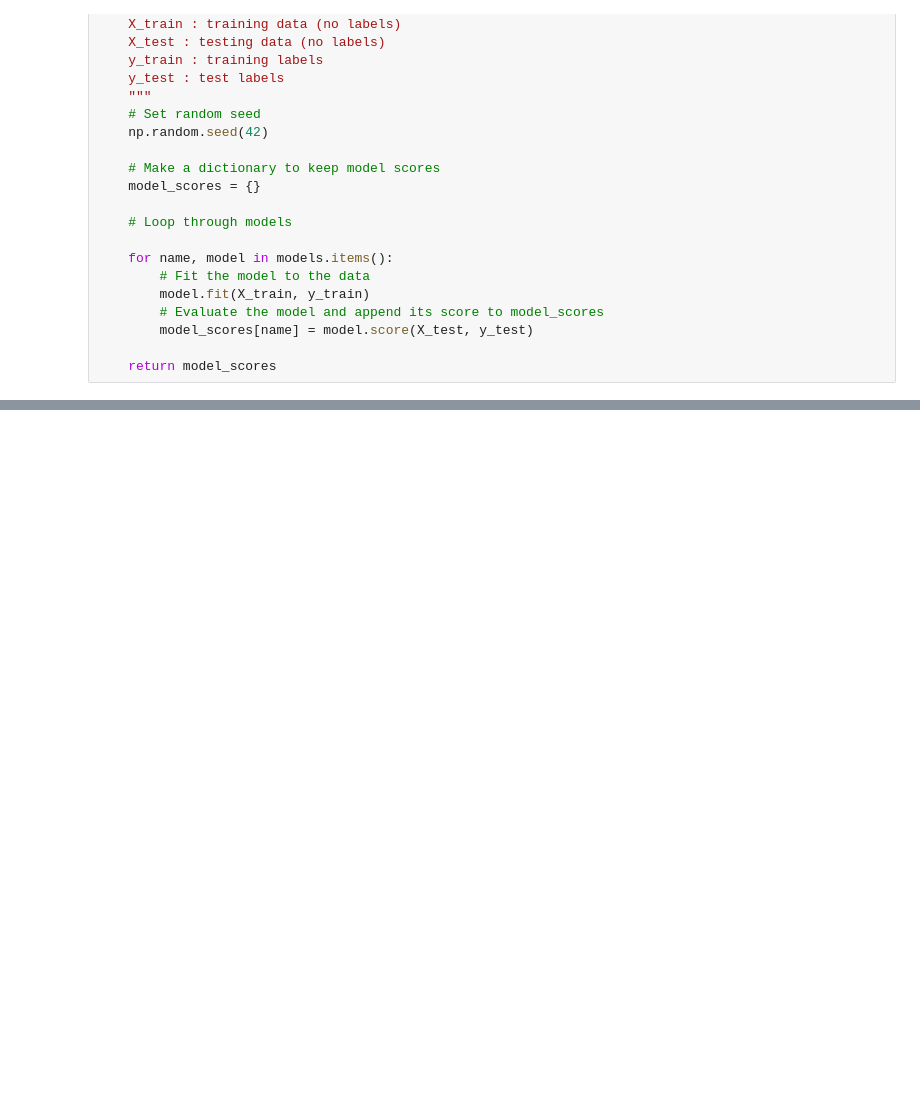
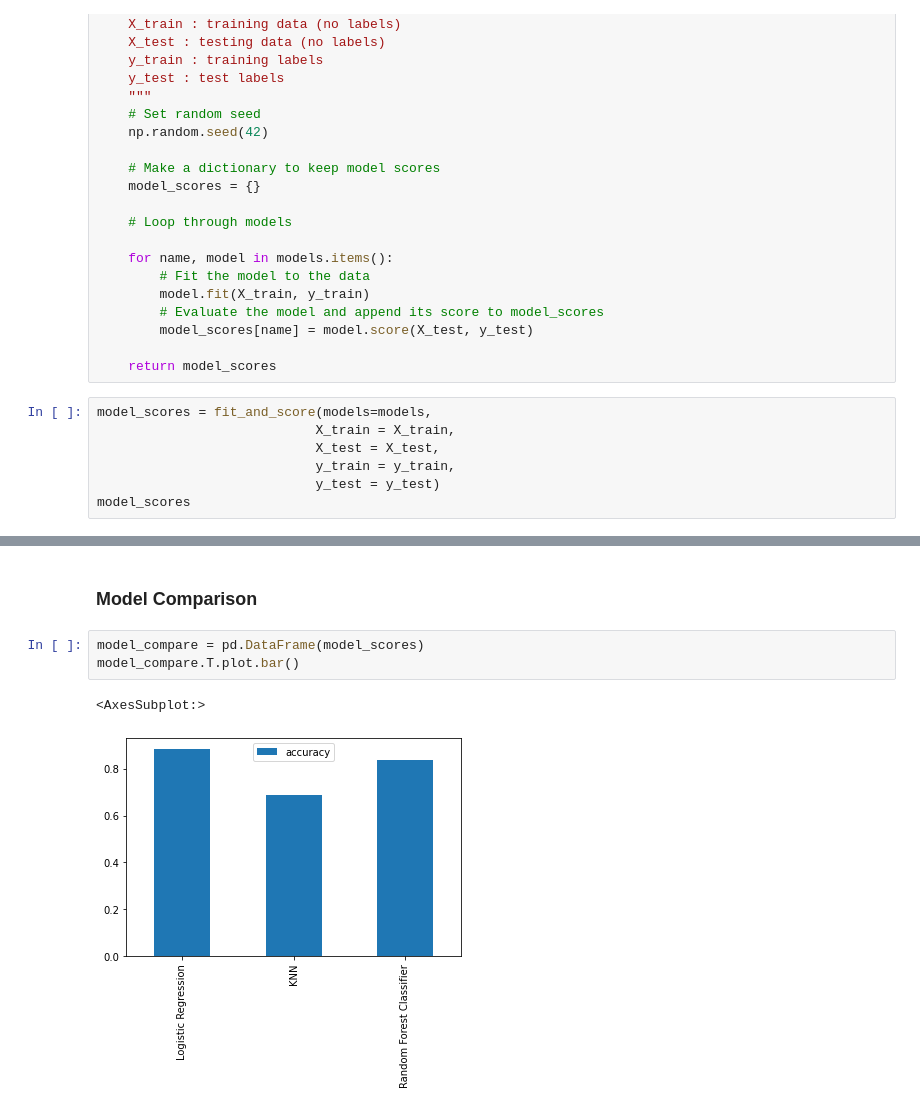
Before and after one commit to samyogita/heart-disease, a Jupyter notebook: end-to-end-heart-disease-classification.ipynb, the cells around one changed output, grey strips where cells are left out. Saved outputs shown, nothing was run; the diff lists cells and outputs as text; blank space fills up the shorter version.

Commit message:
experementing with machine learning models

```diff
--- a/end-to-end-heart-disease-classification.ipynb
+++ b/end-to-end-heart-disease-classification.ipynb
@@ -416,3 +416,10 @@ def fit_and_score(models, X_train, X_test, y_train, y_test):
         model_scores[name] = model.score(X_test, y_test)
 
     return model_scores
+# %%
+model_scores = fit_and_score(models=models,
+                            X_train = X_train,
+                            X_test = X_test,
+                            y_train = y_train,
+                            y_test = y_test)
+model_scores
@@ -418,0 +437,8 @@ def fit_and_score(models, X_train, X_test, y_train, y_test):
+# %% [markdown]
+### Model Comparison
+# %%
+model_compare = pd.DataFrame(model_scores)
+model_compare.T.plot.bar()
+# %% [output]
+<AxesSubplot:>
+[figure, added]
```
Also changed, not shown: parts of 1 cell of this notebook.
